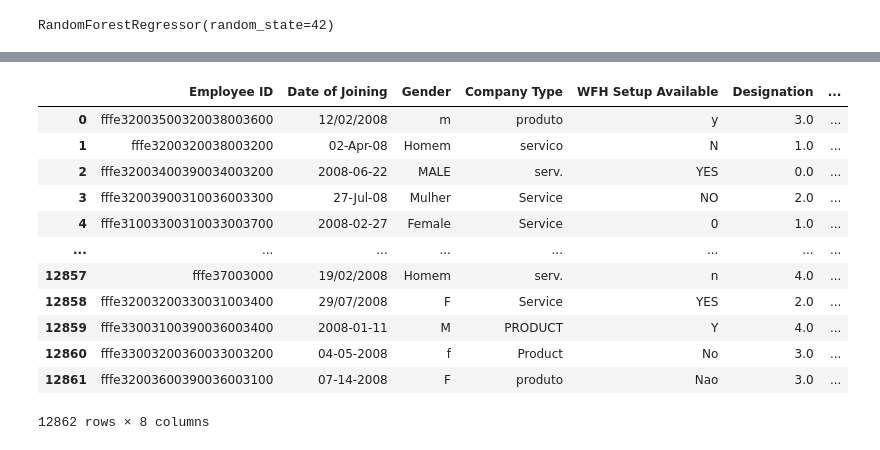
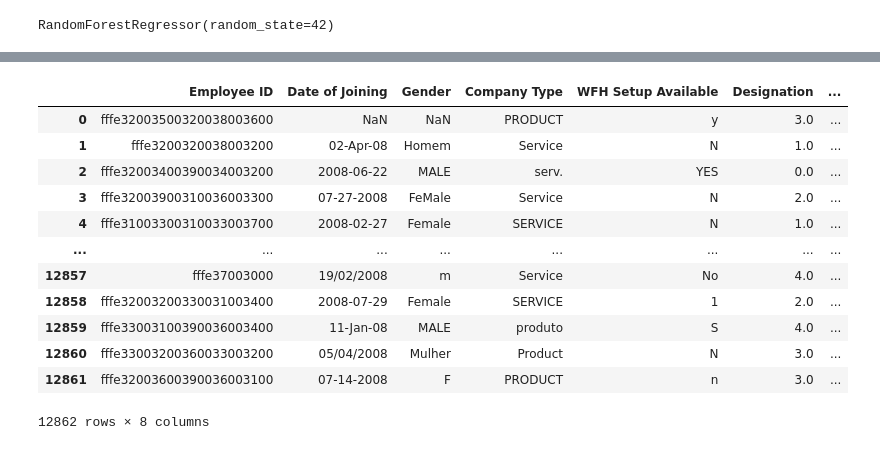
Before and after one commit to Olveir/projeto_lean_startup_CD, a Jupyter notebook: modelo_final.ipynb, the cells around one changed output, grey strips where cells are left out. Drawn from its saved outputs; the diff is of its cells as text; code cells hidden in the pictures.

Commit message:
fix: ajuste na leitura do dataset de teste

```diff
--- a/modelo_final.ipynb
+++ b/modelo_final.ipynb
@@ -295,19 +295,19 @@ forest:  0.05267014029852232 0.8756269557897776
 # %%
-arquivo_teste = r'C:\Users\Matheus\Documents\Trabalho Final - Ciência de Dados\test_sujo.csv'
+arquivo_teste = r'/home/chlxr/projeto_lean_startup_CD/test_sujo.csv'
 df_teste = pd.read_csv(arquivo_teste)
 display(df_teste)
 # %% [output]
 |  | Employee ID | Date of Joining | Gender | Company Type | WFH Setup Available | Designation | ... |
-| 0 | fffe32003500320038003600 | 12/02/2008 | m | produto | y | 3.0 | ... |
-| 1 | fffe3200320038003200 | 02-Apr-08 | Homem | servico | N | 1.0 | ... |
+| 0 | fffe32003500320038003600 | NaN | NaN | PRODUCT | y | 3.0 | ... |
+| 1 | fffe3200320038003200 | 02-Apr-08 | Homem | Service | N | 1.0 | ... |
 | 2 | fffe32003400390034003200 | 2008-06-22 | MALE | serv. | YES | 0.0 | ... |
-| 3 | fffe32003900310036003300 | 27-Jul-08 | Mulher | Service | NO | 2.0 | ... |
-| 4 | fffe31003300310033003700 | 2008-02-27 | Female | Service | 0 | 1.0 | ... |
+| 3 | fffe32003900310036003300 | 07-27-2008 | FeMale | Service | N | 2.0 | ... |
+| 4 | fffe31003300310033003700 | 2008-02-27 | Female | SERVICE | N | 1.0 | ... |
 | ... | ... | ... | ... | ... | ... | ... | ... |
-| 12857 | fffe37003000 | 19/02/2008 | Homem | serv. | n | 4.0 | ... |
-| 12858 | fffe32003200330031003400 | 29/07/2008 | F | Service | YES | 2.0 | ... |
-| 12859 | fffe33003100390036003400 | 2008-01-11 | M | PRODUCT | Y | 4.0 | ... |
-| 12860 | fffe33003200360033003200 | 04-05-2008 | f | Product | No | 3.0 | ... |
-| 12861 | fffe32003600390036003100 | 07-14-2008 | F | produto | Nao | 3.0 | ... |
+| 12857 | fffe37003000 | 19/02/2008 | m | Service | No | 4.0 | ... |
+| 12858 | fffe32003200330031003400 | 2008-07-29 | Female | SERVICE | 1 | 2.0 | ... |
+| 12859 | fffe33003100390036003400 | 11-Jan-08 | MALE | produto | S | 4.0 | ... |
+| 12860 | fffe33003200360033003200 | 05/04/2008 | Mulher | Product | N | 3.0 | ... |
+| 12861 | fffe32003600390036003100 | 07-14-2008 | F | PRODUCT | n | 3.0 | ... |
 12862 rows × 8 columns
 # %%
```
Also changed, not shown: parts of 8 cells of this notebook.
